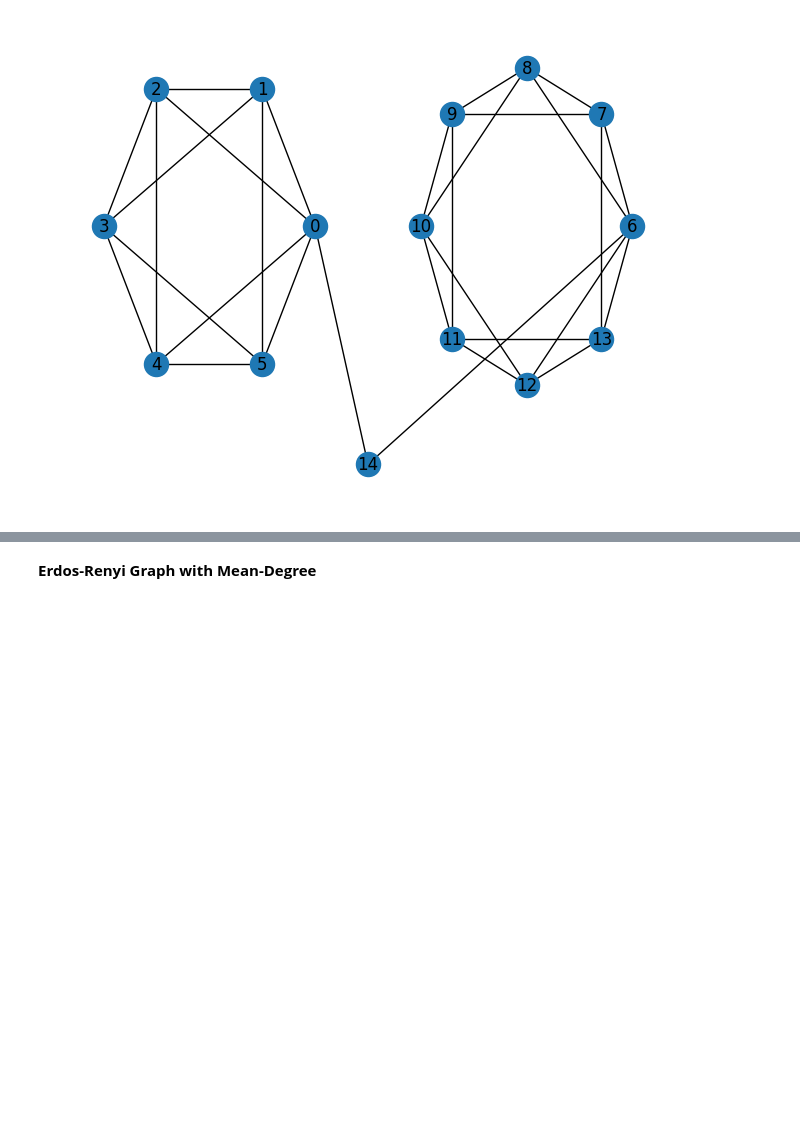
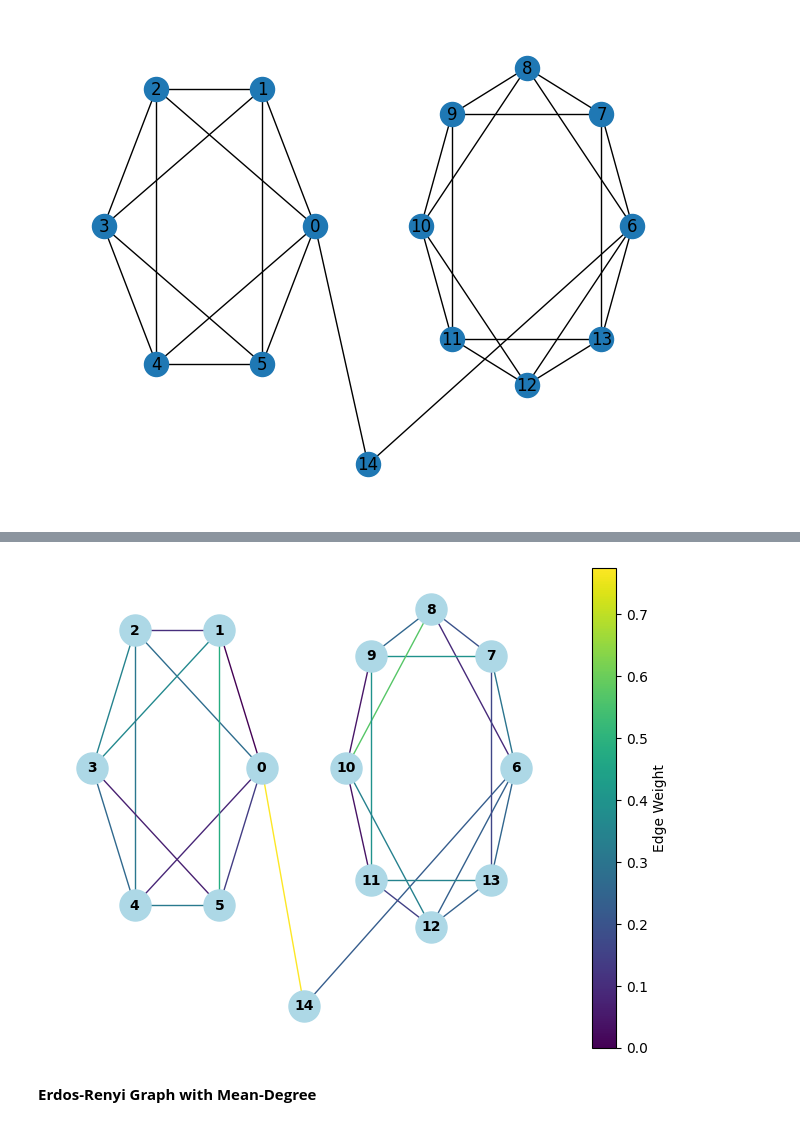
Before and after one commit to RIPS-2024-Aerospace/Aerospace-Project, a Jupyter notebook: Networks/TopologyNetworks.ipynb, the cells around one changed output, grey strips where cells are left out. Saved outputs shown, nothing was run; the diff lists cells and outputs as text; code cells hidden in the pictures; blank space fills up the shorter version.

```diff
--- a/Networks/TopologyNetworks.ipynb
+++ b/Networks/TopologyNetworks.ipynb
@@ -134,3 +136,96 @@ plt.show()
+# %%
+import networkx as nx
+import matplotlib.pyplot as plt
+import random
+import matplotlib.colors as mcolors
+
+# same functions defined for ability to run
+def normalize_weights(G):
+  for node in G.nodes:
+    edges = list(G.edges(node, data=True))
+    total_weight = sum([d['weight'] for _, _, d in edges])
+    for (u, v, d) in edges:
+      d['weight'] /= total_weight
+
+def two_hop_loop(n):
+  positions = nx.circular_layout(range(n))
+
+  # create a graph with n nodes
+  G = nx.Graph()
+  G.add_nodes_from(range(n))
+
+  # add edges between each node and its two neighbors
+  for i in range(n):
+    G.add_edge(i, (i + 1) % n, weight=random.uniform(0, 1))
+    G.add_edge(i, (i - 1) % n, weight=random.uniform(0, 1))
+
+  # add edges between each node and its neighbors' neighbors
+  for i in range(n):
+    G.add_edge(i, (i + 2) % n, weight=random.uniform(0, 1))
+    G.add_edge(i, (i - 2) % n, weight=random.uniform(0, 1))
+
+  # normalize weights so that the sum of weights for edges connected to each node equals 1
+  normalize_weights(G)
+
+  return G, positions
+
+def paired_two_hop_loop(n1, n2):
+  # create two two-hop loop graphs
+  G1, pos1 = two_hop_loop(n1)
+  G2, pos2 = two_hop_loop(n2)
+
+  # adjust positions to place the second graph to the right of the first graph
+  offset = 3.0
+  for key in pos2:
+    pos2[key][0] += offset
+
+  # relabel nodes in the second graph to avoid overlap
+  G2 = nx.relabel_nodes(G2, lambda x: x + n1)
+  pos2 = {key + n1: value for key, value in pos2.items()}
+
+  # create a new graph that includes both two-hop loops
+  G = nx.Graph()
+  G.add_nodes_from(G1.nodes(data=True))
+  G.add_nodes_from(G2.nodes(data=True))
+  G.add_edges_from(G1.edges(data=True))
+  G.add_edges_from(G2.edges(data=True))
+
+  # add a single node connecting to one node from each two-hop loop
+  connecting_node = n1 + n2
+  G.add_node(connecting_node)
+  G.add_edge(connecting_node, 0, weight=random.uniform(0, 1))
+  G.add_edge(connecting_node, n1, weight=random.uniform(0, 1))
+
+  # update positions for drawing
+  pos1.update(pos2)
+  pos1[connecting_node] = [offset / 2, -1.5]
+
+  # normalize weights for the combined graph
+  normalize_weights(G)
+
+  # get weights and normalize them for colormap
+  weights = nx.get_edge_attributes(G, 'weight').values()
+  norm = plt.Normalize(vmin=0, vmax=max(weights))
+  colors = plt.cm.viridis(norm(list(weights)))
+
+  # draw the graph with color-coded edges
+  edges = G.edges(data=True)
+  edge_colors = [plt.cm.viridis(norm(edge[2]['weight'])) for edge in edges]
+  nx.draw(G, pos1, with_labels=True, node_color='lightblue', node_size=500, font_size=10,
+          font_weight='bold', edge_color=edge_colors, edge_cmap=plt.cm.viridis)
+
+  # create colorbar
+  sm = plt.cm.ScalarMappable(cmap=plt.cm.viridis, norm=norm)
+  sm.set_array([])
+  plt.colorbar(sm, ax = plt.gca(), label='Edge Weight')
+
+  return G
+
+# example usage
+paired_two_hop_loop(6, 8)
+plt.show()
+# %% [output]
+[figure, added]
 # %% [markdown]
 **Erdos-Renyi Graph with Mean-Degree**
 # %%
```
Also changed, not shown: parts of 2 cells of this notebook.
